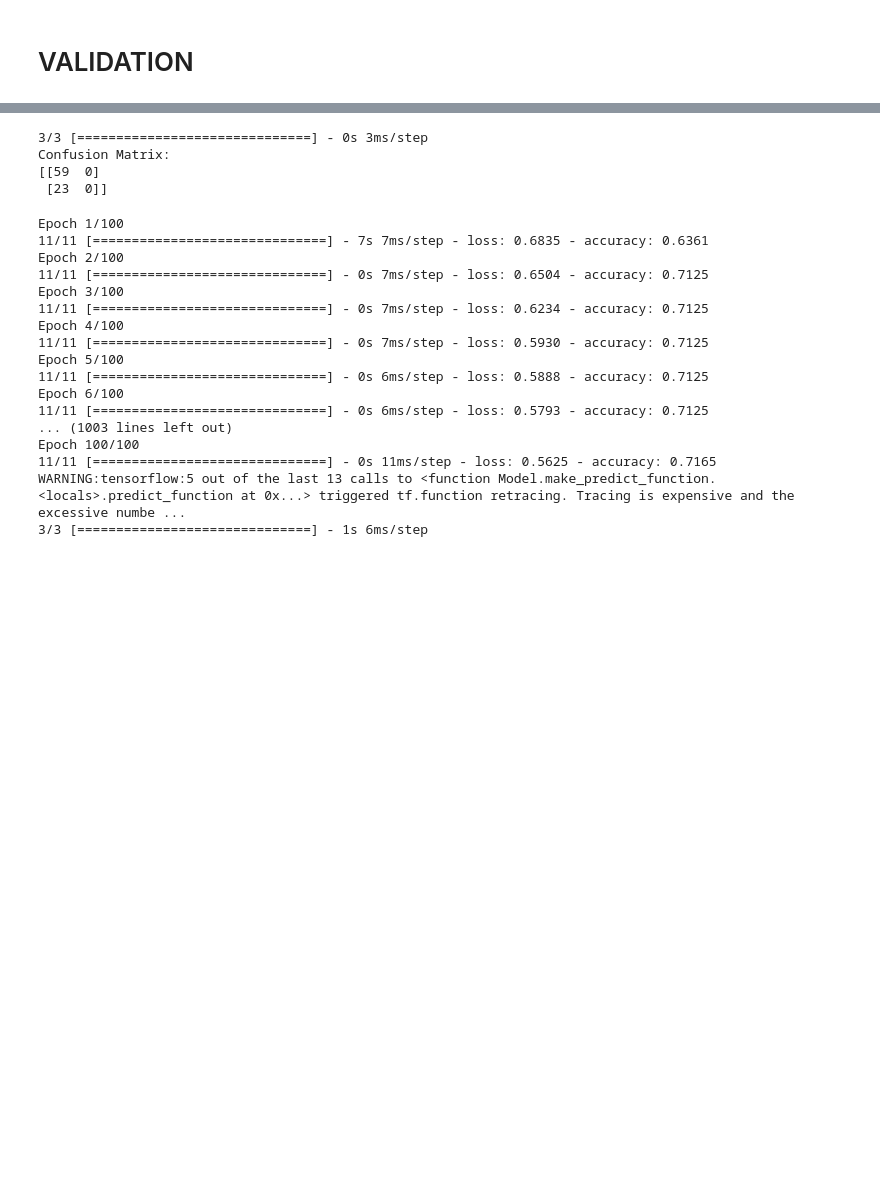
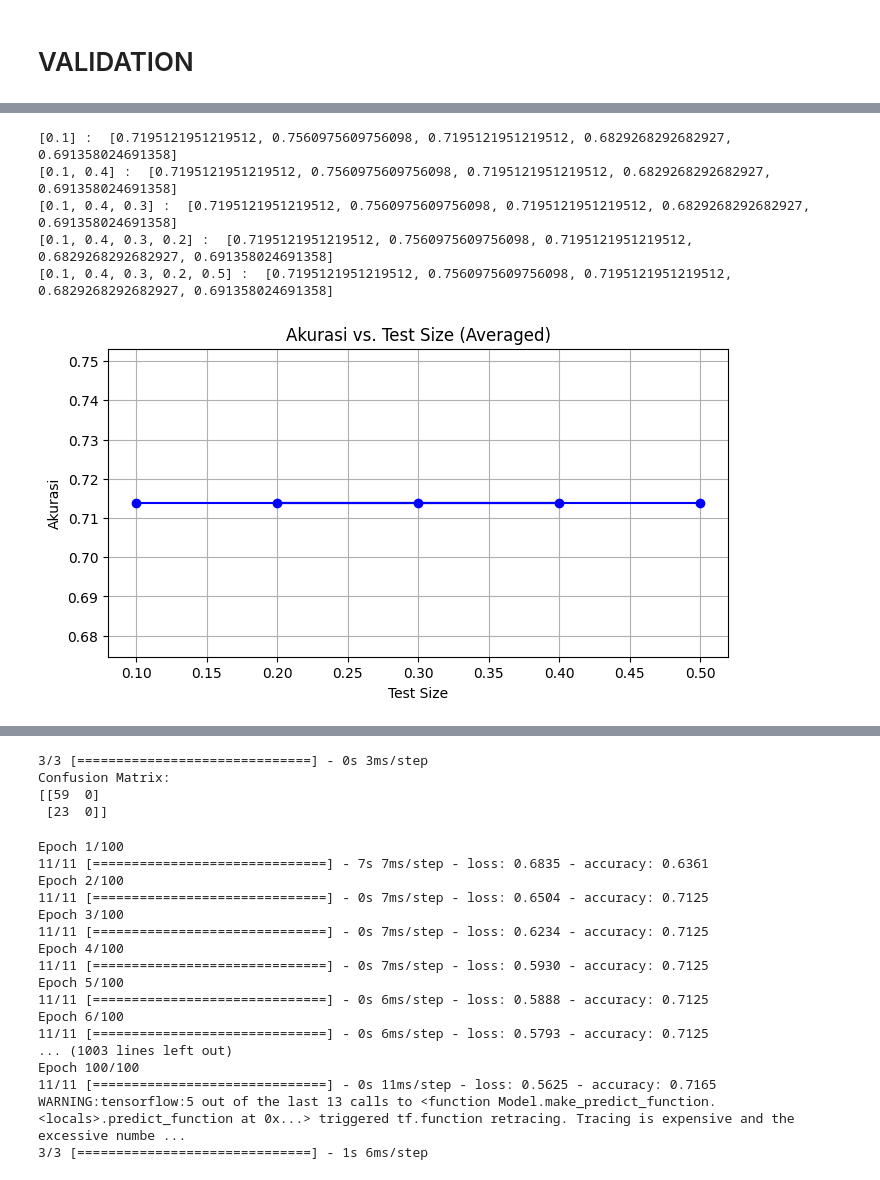
Before and after one commit to dianrezky/project-matkul-s2-biomediss, a Jupyter notebook: SOURCE CODE UNTUK PUBLISH PAPER USER SEPT.ipynb, the cells around one changed output, grey strips where cells are left out. Saved outputs shown, nothing was run; the diff lists cells and outputs as text; code cells hidden in the pictures; blank space fills up the shorter version.

```diff
--- a/SOURCE CODE UNTUK PUBLISH PAPER USER SEPT.ipynb
+++ b/SOURCE CODE UNTUK PUBLISH PAPER USER SEPT.ipynb
@@ -312,0 +506,27 @@ hasilMAEKFOLD
+# %%
+
+# Menghitung rata-rata Akurasi untuk setiap nilai Test Size
+test_sizes = []
+averaged_accuracies = []
+
+for test_size in set(item['test size'] for item in dataTemp):
+    accuracies = [item['Akurasi'] for item in dataTemp if item['test size'] == test_size]
+    test_sizes.append(test_size)
+    averaged_accuracies.append(np.mean(accuracies))
+    print(test_sizes, ": ", averaged_accuracies)
+
+# Membuat plot Akurasi vs. Test Size
+plt.figure(figsize=(8, 4))
+plt.plot(test_sizes, averaged_accuracies, marker='o', linestyle='-', color='b')
+plt.xlabel('Test Size')
+plt.ylabel('Akurasi')
+plt.title('Akurasi vs. Test Size (Averaged)')
+plt.grid(True)
+plt.show()
+# %% [output]
+[0.1] :  [0.7195121951219512, 0.7560975609756098, 0.7195121951219512, 0.6829268292682927, 0.691358024691358]
+[0.1, 0.4] :  [0.7195121951219512, 0.7560975609756098, 0.7195121951219512, 0.6829268292682927, 0.691358024691358]
+[0.1, 0.4, 0.3] :  [0.7195121951219512, 0.7560975609756098, 0.7195121951219512, 0.6829268292682927, 0.691358024691358]
+[0.1, 0.4, 0.3, 0.2] :  [0.7195121951219512, 0.7560975609756098, 0.7195121951219512, 0.6829268292682927, 0.691358024691358]
+[0.1, 0.4, 0.3, 0.2, 0.5] :  [0.7195121951219512, 0.7560975609756098, 0.7195121951219512, 0.6829268292682927, 0.691358024691358]
+[figure, added]
```
Also changed, not shown: parts of 11 cells of this notebook, 3 other files.
